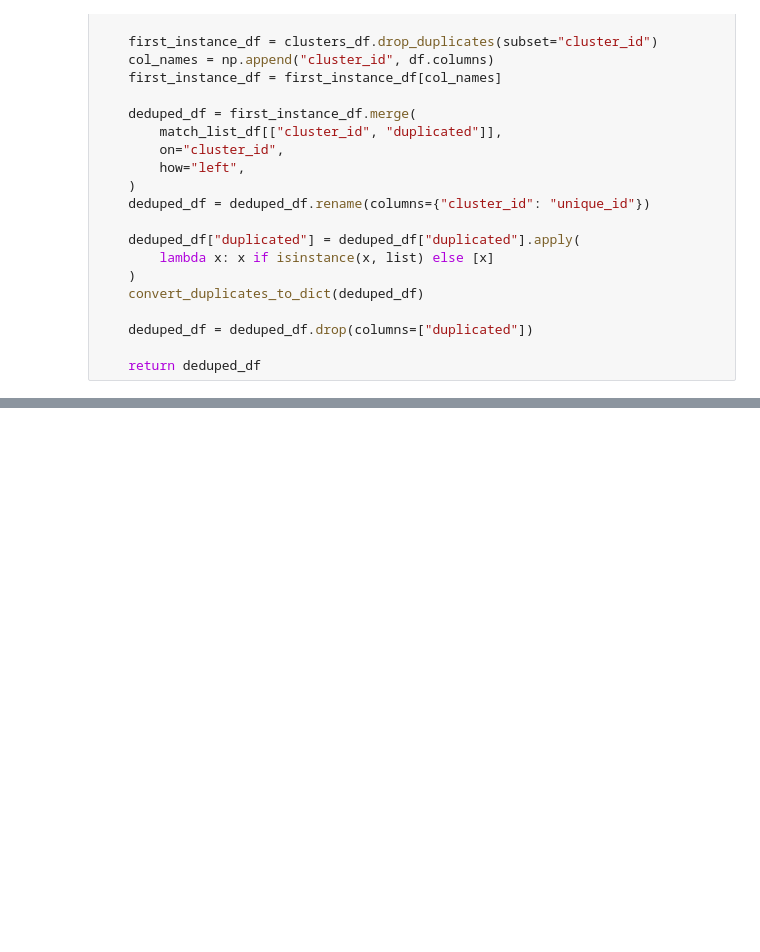
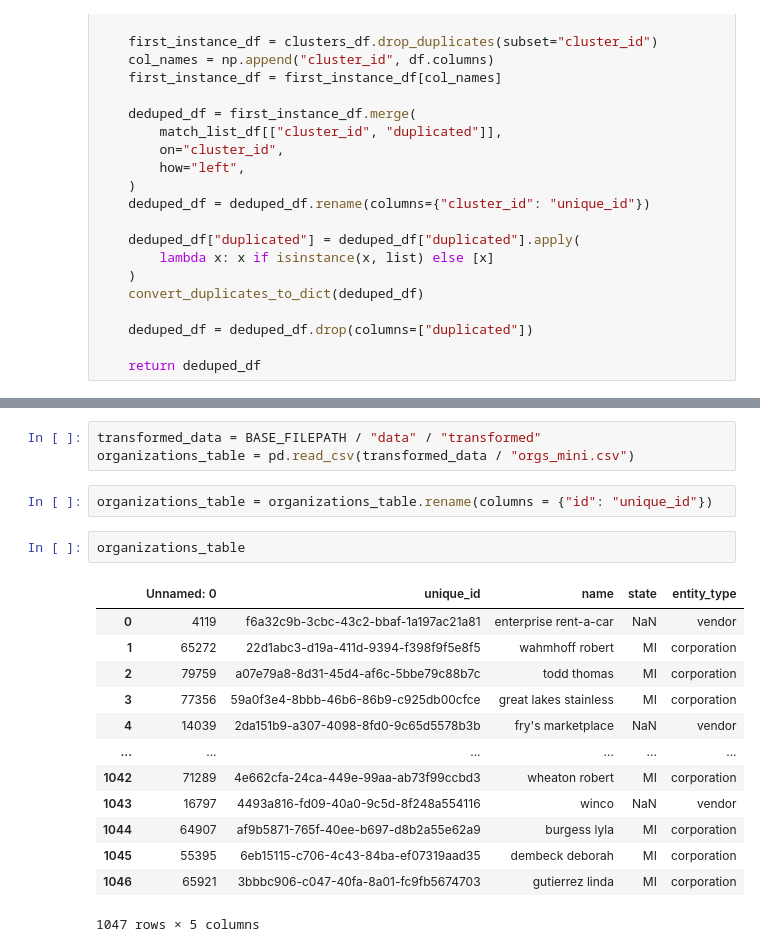
Before and after one commit to uchicago-dsi/climate-cabinet-campaign-finance-tracker, a Jupyter notebook: EDA_and_tests/linkage_test.ipynb, the cells around one changed output, grey strips where cells are left out. Saved outputs shown, nothing was run; the diff lists cells and outputs as text; blank space fills up the shorter version.

```diff
--- a/EDA_and_tests/linkage_test.ipynb
+++ b/EDA_and_tests/linkage_test.ipynb
@@ -163,0 +207,21 @@ organizations_blocking = ["l.company_name = r.company_name", "l.zipcode = r.zipc
+# %%
+transformed_data = BASE_FILEPATH / "data" / "transformed"
+organizations_table = pd.read_csv(transformed_data / "orgs_mini.csv")
+# %%
+organizations_table = organizations_table.rename(columns = {"id": "unique_id"})
+# %%
+organizations_table
+# %% [output]
+|  | Unnamed: 0 | unique_id | name | state | entity_type |
+| 0 | 4119 | f6a32c9b-3cbc-43c2-bbaf-1a197ac21a81 | enterprise rent-a-car | NaN | vendor |
+| 1 | 65272 | 22d1abc3-d19a-411d-9394-f398f9f5e8f5 | wahmhoff robert | MI | corporation |
+| 2 | 79759 | a07e79a8-8d31-45d4-af6c-5bbe79c88b7c | todd thomas | MI | corporation |
+| 3 | 77356 | 59a0f3e4-8bbb-46b6-86b9-c925db00cfce | great lakes stainless | MI | corporation |
+| 4 | 14039 | 2da151b9-a307-4098-8fd0-9c65d5578b3b | fry's marketplace | NaN | vendor |
+| ... | ... | ... | ... | ... | ... |
+| 1042 | 71289 | 4e662cfa-24ca-449e-99aa-ab73f99ccbd3 | wheaton robert | MI | corporation |
+| 1043 | 16797 | 4493a816-fd09-40a0-9c5d-8f248a554116 | winco | NaN | vendor |
+| 1044 | 64907 | af9b5871-765f-40ee-b697-d8b2a55e62a9 | burgess lyla | MI | corporation |
+| 1045 | 55395 | 6eb15115-c706-4c43-84ba-ef07319aad35 | dembeck deborah | MI | corporation |
+| 1046 | 65921 | 3bbbc906-c047-40fa-8a01-fc9fb5674703 | gutierrez linda | MI | corporation |
+1047 rows × 5 columns
```
Also changed, not shown: parts of 8 cells of this notebook, 2 other files.
